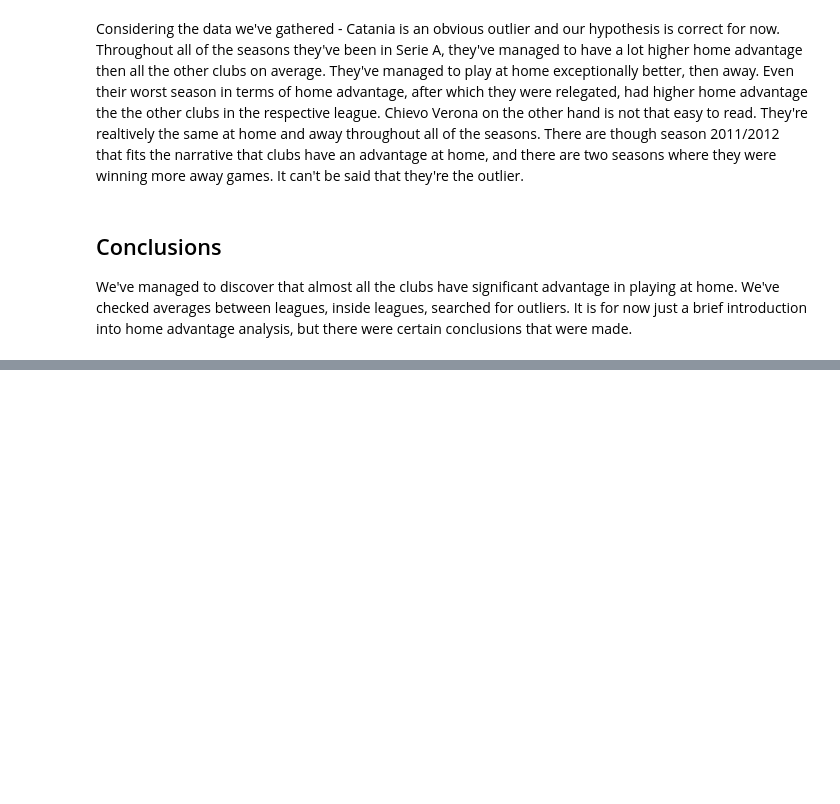
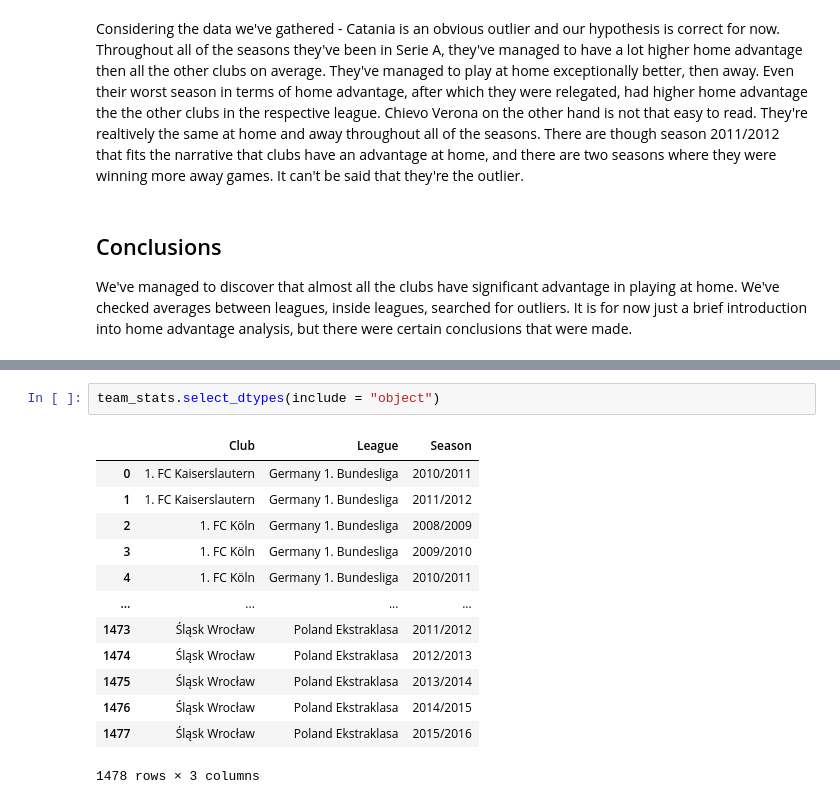
Before and after one commit to pigeononcrack/football-data-analysis, a Jupyter notebook: home_advantage_analysis.ipynb, the cells around one changed output, grey strips where cells are left out. Saved outputs shown, nothing was run; the diff lists cells and outputs as text; blank space fills up the shorter version.

```diff
--- a/home_advantage_analysis.ipynb
+++ b/home_advantage_analysis.ipynb
@@ -412,0 +470,16 @@ We've checked averages between leagues, inside leagues, searched for outliers. I
+# %%
+team_stats.select_dtypes(include = "object")
+# %% [output]
+|  | Club | League | Season |
+| 0 | 1. FC Kaiserslautern | Germany 1. Bundesliga | 2010/2011 |
+| 1 | 1. FC Kaiserslautern | Germany 1. Bundesliga | 2011/2012 |
+| 2 | 1. FC Köln | Germany 1. Bundesliga | 2008/2009 |
+| 3 | 1. FC Köln | Germany 1. Bundesliga | 2009/2010 |
+| 4 | 1. FC Köln | Germany 1. Bundesliga | 2010/2011 |
+| ... | ... | ... | ... |
+| 1473 | Śląsk Wrocław | Poland Ekstraklasa | 2011/2012 |
+| 1474 | Śląsk Wrocław | Poland Ekstraklasa | 2012/2013 |
+| 1475 | Śląsk Wrocław | Poland Ekstraklasa | 2013/2014 |
+| 1476 | Śląsk Wrocław | Poland Ekstraklasa | 2014/2015 |
+| 1477 | Śląsk Wrocław | Poland Ekstraklasa | 2015/2016 |
+1478 rows × 3 columns
```
Also changed, not shown: parts of 5 cells of this notebook, 1 other file.
